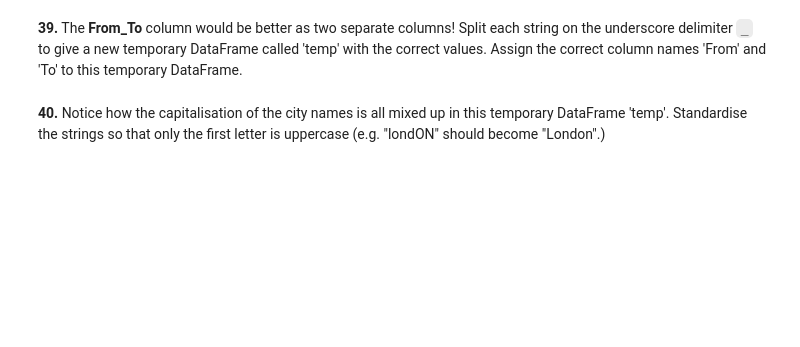
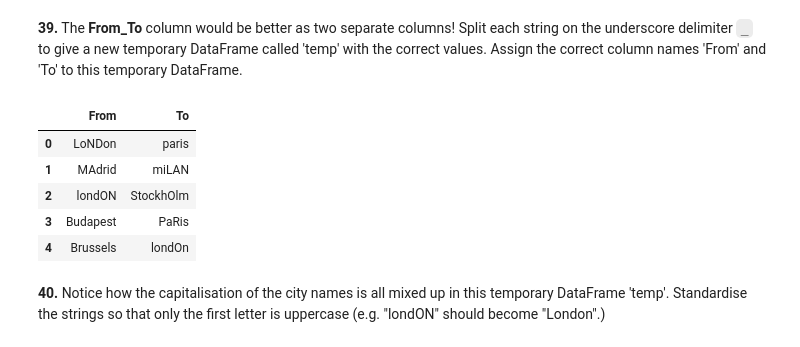
Before and after one commit to kartikelearn/100-pandas-puzzles, a Jupyter notebook: 100-pandas-puzzles.ipynb, the cells around one changed output. Saved outputs shown, nothing was run; the diff lists cells and outputs as text; code cells hidden in the pictures; blank space fills up the shorter version.

```diff
--- a/100-pandas-puzzles.ipynb
+++ b/100-pandas-puzzles.ipynb
@@ -570,0 +588,10 @@ Formatted, it looks like this:
+# %%
+import pandas as pd
+import numpy as np
+df = pd.DataFrame({'From_To': ['LoNDon_paris', 'MAdrid_miLAN', 'londON_StockhOlm',
+                               'Budapest_PaRis', 'Brussels_londOn'],
+              'FlightNumber': [10045, np.nan, 10065, np.nan, 10085],
+              'RecentDelays': [[23, 47], [], [24, 43, 87], [13], [67, 32]],
+                   'Airline': ['KLM(!)', '<Air France> (12)', '(British Airways. )',
+                               '12. Air France', '"Swiss Air"']})
+df["FlightNumber"].interpolate(inplace=True).astype(int)
@@ -571,4 +612,15 @@ Formatted, it looks like this:
 # %% [markdown]
 **39.** The **From\_To** column would be better as two separate columns! Split each string on the underscore delimiter `_` to give a new temporary DataFrame called 'temp' with the correct values. Assign the correct column names 'From' and 'To' to this temporary DataFrame.
+# %%
+temp=df['From_To'].str.split("_",expand=True)
+temp.columns=['From','To']
+temp
+# %% [output]
+|  | From | To |
+| 0 | LoNDon | paris |
+| 1 | MAdrid | miLAN |
+| 2 | londON | StockhOlm |
+| 3 | Budapest | PaRis |
+| 4 | Brussels | londOn |
 # %% [markdown]
 **40.** Notice how the capitalisation of the city names is all mixed up in this temporary DataFrame 'temp'. Standardise the strings so that only the first letter is uppercase (e.g. "londON" should become "London".)
```
Also changed, not shown: parts of 4 cells of this notebook, 1 other file.
